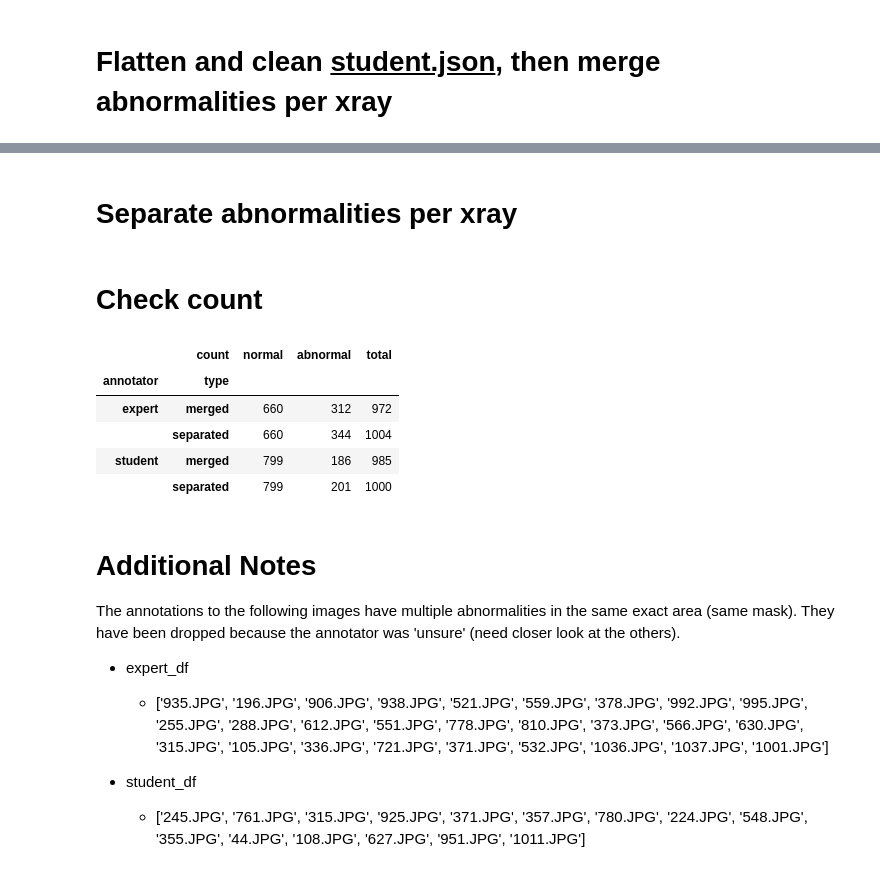
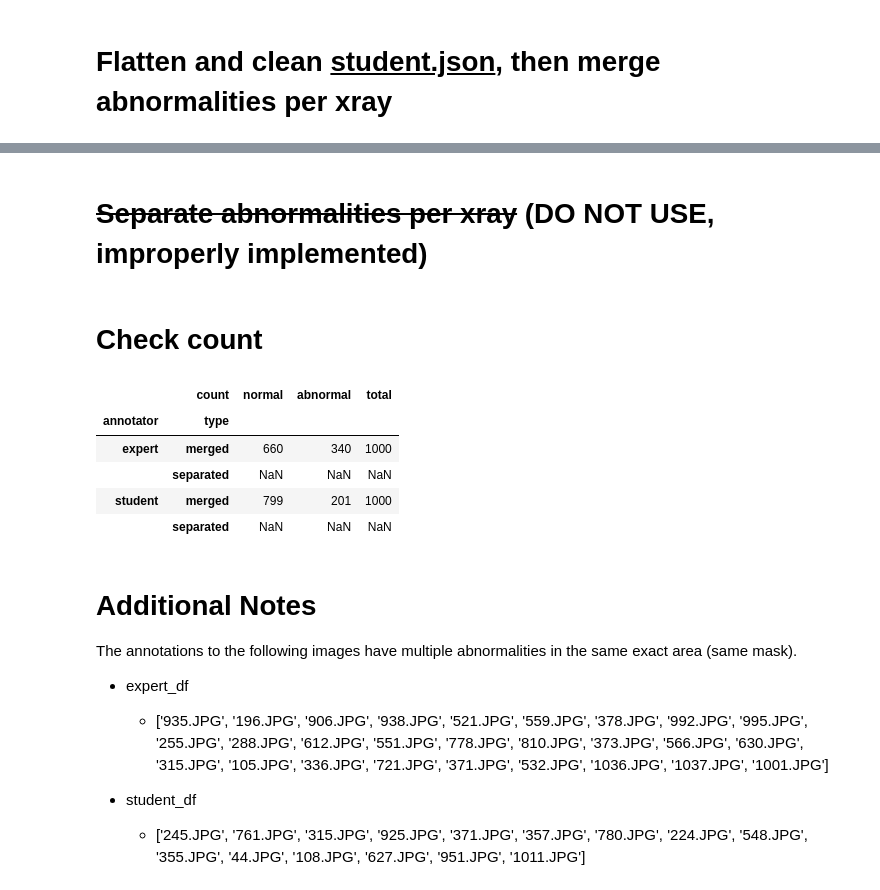
Before and after one commit to sopmacvan/tdd-model, a Jupyter notebook: flatten_and_clean_data.ipynb, the cells around one changed output, grey strips where cells are left out. Saved outputs shown, nothing was run; the diff lists cells and outputs as text; code cells hidden in the pictures.

Commit message:
included images which has multiple labels in the same mask

```diff
--- a/flatten_and_clean_data.ipynb
+++ b/flatten_and_clean_data.ipynb
@@ -282,15 +283,15 @@ student_merged_df['len_abnormalities'] = student_merged_df['level_five'].apply(
 with_excess = student_merged_df[student_merged_df['len_abnormalities'] > student_merged_df['len_polygons']].index
 student_merged_df.loc[with_excess] = student_merged_df.loc[with_excess].apply(lambda x: remove_excess_and_keep_last(x),
                                                                               axis=1)
-# drop unsure classes
+# # drop unsure classes
 student_merged_df['len_polygons'] = student_merged_df['polygons'].apply(lambda x: len(x) if x is not np.nan else 0)
 student_merged_df['len_abnormalities'] = student_merged_df['level_five'].apply(
     lambda x: len(x) if x is not np.nan else 0)
-with_unsure = student_merged_df[student_merged_df['len_abnormalities'] > student_merged_df['len_polygons']].index
-student_merged_df.drop(index=with_unsure, inplace=True)
-# drop unclassified abnormalities
-with_unclassified = student_merged_df[student_merged_df['len_abnormalities'] < student_merged_df['len_polygons']].index
-student_merged_df.drop(index=with_unclassified, inplace=True)
+# with_unsure = student_merged_df[student_merged_df['len_abnormalities'] > student_merged_df['len_polygons']].index
+# student_merged_df.drop(index=with_unsure, inplace=True)
+# # drop unclassified abnormalities
+# with_unclassified = student_merged_df[student_merged_df['len_abnormalities'] < student_merged_df['len_polygons']].index
+# student_merged_df.drop(index=with_unclassified, inplace=True)
 
 # save to csv
 student_merged_df.to_csv('Tufts Dental Database/Student/student_merged.csv')
@@ -304,7 +305,7 @@ student_merged_df.tail()
 | 840.JPG | On the left side by the bifurcati... | [[[[1516, 724], [1517, 725], [151... | [non-odontogenic] | [well_defined] | [radiopaque] | [] | [metabolic/systemic] | 1 | ... |
 | 205.JPG | There is a periapical well-define... | [[[[428, 577], [429, 576], [431, ... | [periapical] | [well_defined] | [radiolucent] | [] | [inflammation] | 1 | ... |
 # %% [markdown]
-# Separate abnormalities per xray
+# ~~Separate abnormalities per xray~~  (DO NOT USE, improperly implemented)
 # %%
 def separate_abnormalities_per_xray(df_, ):
     """
@@ -399,53 +400,53 @@ student_separated_df.to_csv('Tufts Dental Database/Student/student_separated.csv
 # %%
 # count expert merged
 expert_merged_total = len(expert_merged_df)
 expert_merged_abnormal = len(expert_merged_df[expert_merged_df['level_five'].notna()])
 expert_merged_normal = expert_merged_total - expert_merged_abnormal
-# count expert separated
-expert_separated_total = len(expert_separated_df)
-expert_separated_abnormal = len(expert_separated_df[expert_separated_df['level_five'].notna()])
-expert_separated_normal = expert_separated_total - expert_separated_abnormal
+# # count expert separated
+# expert_separated_total = len(expert_separated_df)
+# expert_separated_abnormal = len(expert_separated_df[expert_separated_df['level_five'].notna()])
+# expert_separated_normal = expert_separated_total - expert_separated_abnormal
 # count student merged
 student_merged_total = len(student_merged_df)
 student_merged_abnormal = len(student_merged_df[student_merged_df['level_five'].notna()])
 student_merged_normal = student_merged_total - student_merged_abnormal
-# count student separated
-student_separated_total = len(student_separated_df)
-student_separated_abnormal = len(student_separated_df[student_separated_df['level_five'].notna()])
-student_separated_normal = student_separated_total - student_separated_abnormal
+# # count student separated
+# student_separated_total = len(student_separated_df)
+# student_separated_abnormal = len(student_separated_df[student_separated_df['level_five'].notna()])
+# student_separated_normal = student_separated_total - student_separated_abnormal
 
 
 # Create the hierarchical index
 index = pd.MultiIndex.from_product([['expert', 'student'], ['merged', 'separated']], names=['annotator', 'type'])
 columns = pd.Index(['normal', 'abnormal', 'total'], name='count')
 # Create the DataFrame with the index and columns
 df = pd.DataFrame(index=index, columns=columns)
 # Add the data to the DataFrame
 df.loc[('expert', 'merged'), 'normal'] = expert_merged_normal
 df.loc[('expert', 'merged'), 'abnormal'] = expert_merged_abnormal
 df.loc[('expert', 'merged'), 'total'] = expert_merged_total
-df.loc[('expert', 'separated'), 'normal'] = expert_separated_normal
-df.loc[('expert', 'separated'), 'abnormal'] = expert_separated_abnormal
-df.loc[('expert', 'separated'), 'total'] = expert_separated_total
+# df.loc[('expert', 'separated'), 'normal'] = expert_separated_normal
+# df.loc[('expert', 'separated'), 'abnormal'] = expert_separated_abnormal
+# df.loc[('expert', 'separated'), 'total'] = expert_separated_total
 df.loc[('student', 'merged'), 'normal'] = student_merged_normal
 df.loc[('student', 'merged'), 'abnormal'] = student_merged_abnormal
 df.loc[('student', 'merged'), 'total'] = student_merged_total
-df.loc[('student', 'separated'), 'normal'] = student_separated_normal
-df.loc[('student', 'separated'), 'abnormal'] = student_separated_abnormal
-df.loc[('student', 'separated'), 'total'] = student_separated_total
+# df.loc[('student', 'separated'), 'normal'] = student_separated_normal
+# df.loc[('student', 'separated'), 'abnormal'] = student_separated_abnormal
+# df.loc[('student', 'separated'), 'total'] = student_separated_total
 
 df
 # %% [output]
 |  | count | normal | abnormal | total |
 | annotator | type |  |  |  |
-| expert | merged | 660 | 312 | 972 |
-|  | separated | 660 | 344 | 1004 |
-| student | merged | 799 | 186 | 985 |
-|  | separated | 799 | 201 | 1000 |
+| expert | merged | 660 | 340 | 1000 |
+|  | separated | NaN | NaN | NaN |
+| student | merged | 799 | 201 | 1000 |
+|  | separated | NaN | NaN | NaN |
 # %% [markdown]
 # Additional Notes
 
-The annotations to the following images have multiple abnormalities in the same exact area (same mask). They have been dropped because the annotator was 'unsure' (need closer look at the others).
+The annotations to the following images have multiple abnormalities in the same exact area (same mask).
 
 - expert_df
     - ['935.JPG', '196.JPG', '906.JPG', '938.JPG', '521.JPG', '559.JPG',
```
Also changed, not shown: parts of 1 cell of this notebook, 1 other file.
